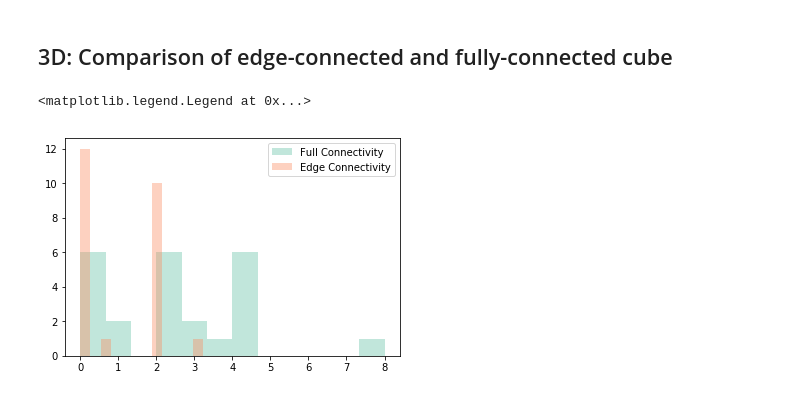
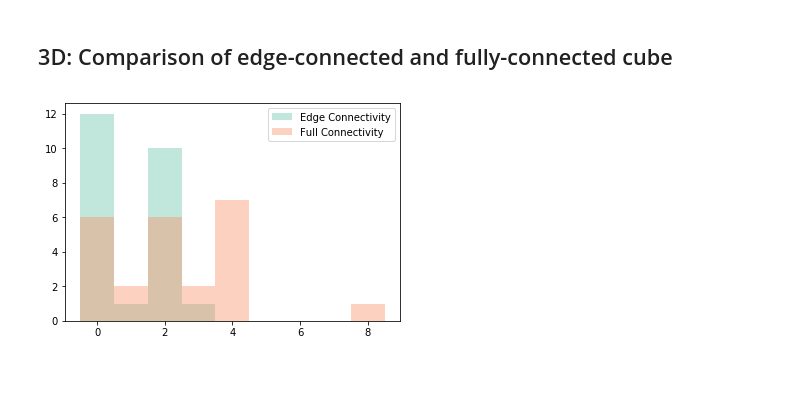
Before and after one commit to AllenCellModeling/normal_mode_analysis, a Jupyter notebook: normal_mode_analysis/mode_test_cases.ipynb, the cells around one changed output. Cells and saved outputs as stored; diff of their text form; code cells hidden in the pictures.

```diff
--- a/normal_mode_analysis/mode_test_cases.ipynb
+++ b/normal_mode_analysis/mode_test_cases.ipynb
@@ -200,10 +224,11 @@ verts, faces, hess, w, v = nma_test_model(model)
 # %%
 model = '3D_cb'
 verts2, faces2, hess2, w2, v2 = nma_test_model(model = model, verts=None, faces=None, fully_connect=True)
-# %%
-sb.distplot(w2, kde=False, bins=12, label='Full Connectivity')
-sb.distplot(w, kde=False, bins=12, label='Edge Connectivity')
-plt.legend()
-# %% [output]
-<matplotlib.legend.Legend at 0x...>
-[figure, removed]
+# %%
+sb.distplot(w, kde=False, bins = np.linspace(-0.5, 8.5, 10), label='Edge Connectivity')
+sb.distplot(w2, kde=False, bins = np.linspace(-0.5, 8.5, 10), label='Full Connectivity')
+
+plt.legend()
+plt.savefig('cube_eigenmodes')
+# %% [output]
+[figure, added]
```
Also changed, not shown: parts of 5 cells of this notebook.
